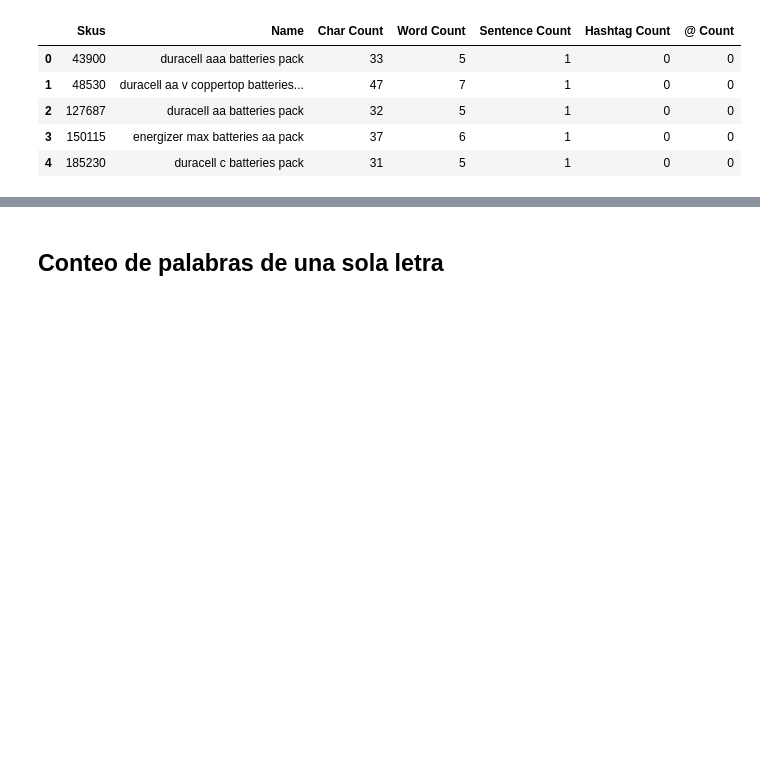
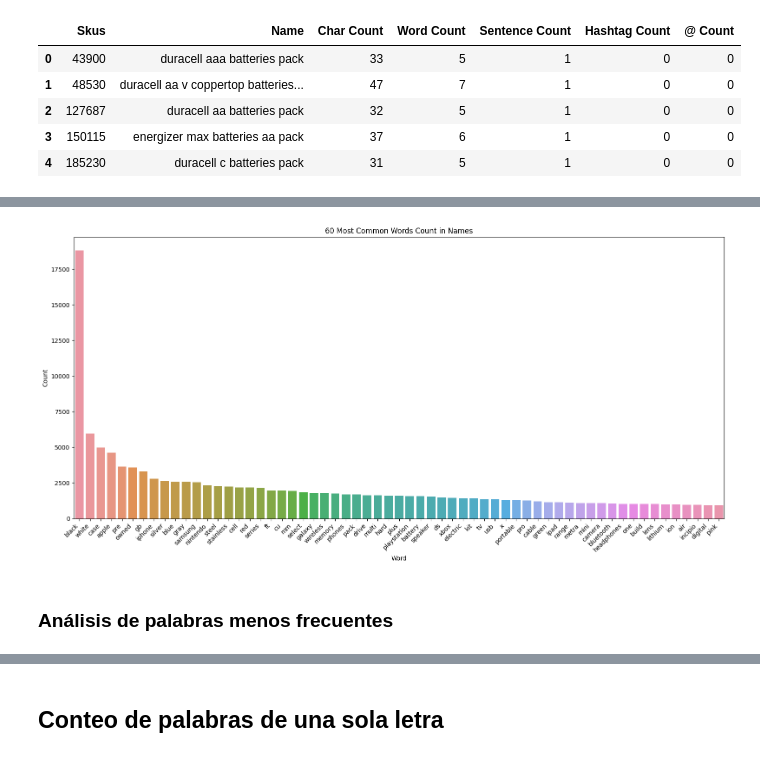
Before and after one commit to christian180492/e_commerce_categorization, a Jupyter notebook: EDA.ipynb, the cells around one changed output, grey strips where cells are left out. Cells and saved outputs as stored; diff of their text form; code cells hidden in the pictures; blank space fills up the shorter version.

```diff
--- a/EDA.ipynb
+++ b/EDA.ipynb
@@ -824,0 +818,2 @@ products_name_df.head()
+# %%
+corpus_names = [word for i in products_name_df['Name'].str.split().values.tolist() for word in i if (word not in stop_words)]
@@ -826,0 +843,5 @@ products_name_df.head()
+# %%
+from nltk.probability import FreqDist
+most_common_names = FreqDist(corpus_names).most_common(n=None)
+most_common_names_df = pd.DataFrame(most_common_names, columns=['Word', 'Count'])
+most_common_names_df.head()
@@ -826,0 +855,6 @@ products_name_df.head()
+# %%
+# Decidimos cuantas palabras deseamos plotear.
+from nltk.probability import FreqDist
+common_num = 60
+most_common_plot = most_common_names_df[0:common_num+1].copy()
+most_common_plot.head()
@@ -826,0 +868,12 @@ products_name_df.head()
+# %%
+plt.figure(figsize=(16,8))
+Title = f'{common_num} Most Common Words Count in Names'
+sns.barplot(data=most_common_plot, x='Word', y='Count')
+plt.title(Title)
+plt.xticks(rotation=45, ha='right')
+plt.tight_layout()
+plt.show()
+# %% [output]
+[figure, added]
+# %% [markdown]
+### Análisis de palabras menos frecuentes
```
Also changed, not shown: parts of 142 cells of this notebook, 2 other files.
